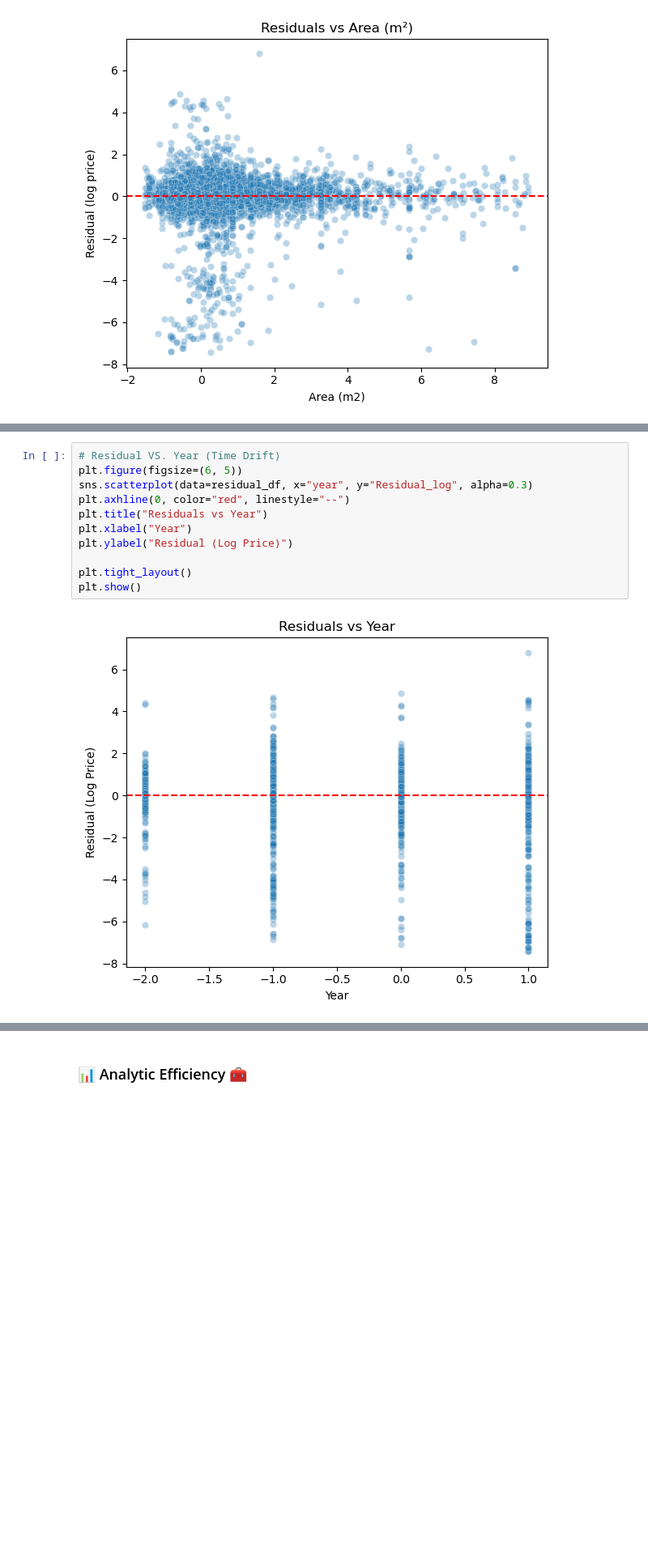
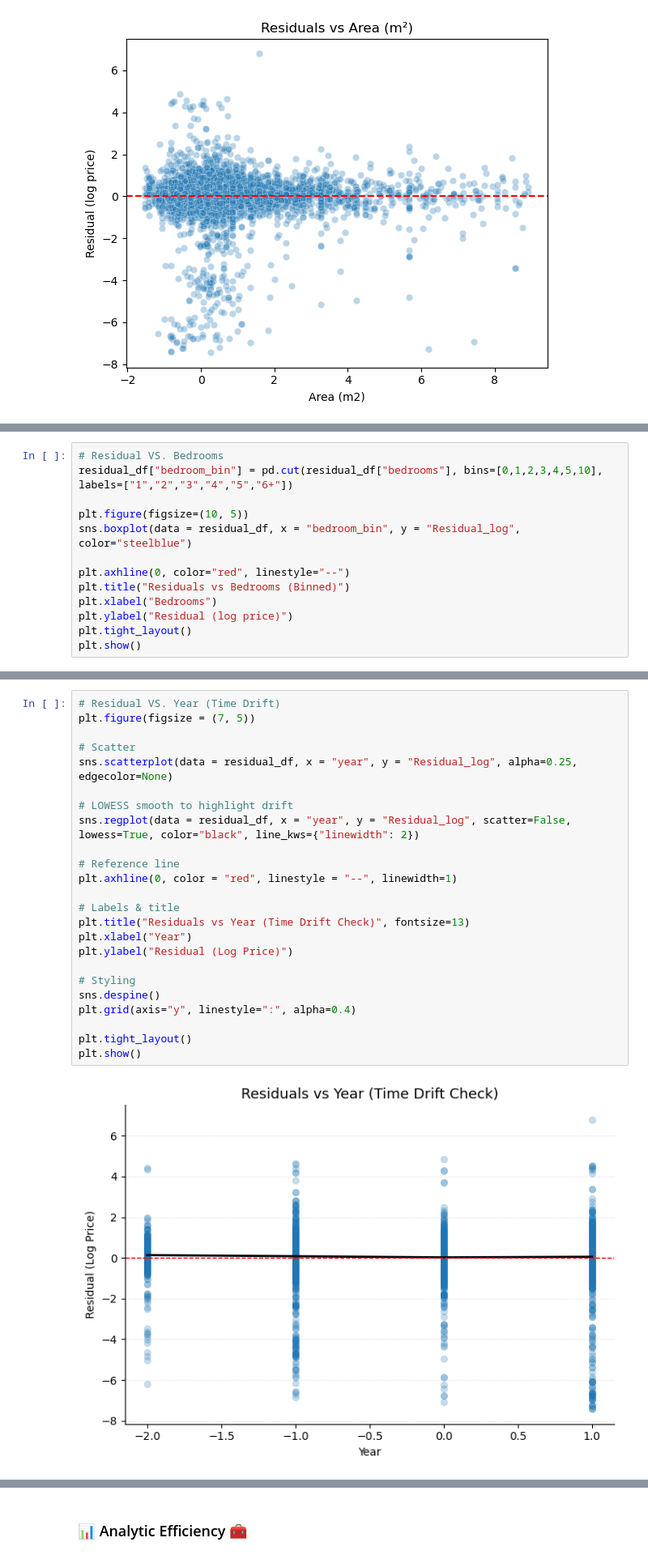
Before and after one commit to cresht2606/catalyst-hpr, a Jupyter notebook: notebooks/model_experiments.ipynb, the cells around one changed output, grey strips where cells are left out. Shown at 81% size. Cells and saved outputs as stored; diff of their text form; blank space fills up the shorter version.

```diff
--- a/notebooks/model_experiments.ipynb
+++ b/notebooks/model_experiments.ipynb
@@ -955,0 +1118,13 @@ plt.show()
+# %%
+# Residual VS. Bedrooms
+residual_df["bedroom_bin"] = pd.cut(residual_df["bedrooms"], bins=[0,1,2,3,4,5,10], labels=["1","2","3","4","5","6+"])
+
+plt.figure(figsize=(10, 5))
+sns.boxplot(data = residual_df, x = "bedroom_bin", y = "Residual_log", color="steelblue")
+
+plt.axhline(0, color="red", linestyle="--")
+plt.title("Residuals vs Bedrooms (Binned)")
+plt.xlabel("Bedrooms")
+plt.ylabel("Residual (log price)")
+plt.tight_layout()
+plt.show()
@@ -956,13 +1137,26 @@ plt.show()
 # %%
 # Residual VS. Year (Time Drift)
-plt.figure(figsize=(6, 5))
-sns.scatterplot(data=residual_df, x="year", y="Residual_log", alpha=0.3)
-plt.axhline(0, color="red", linestyle="--")
-plt.title("Residuals vs Year")
+plt.figure(figsize = (7, 5))
+
+# Scatter
+sns.scatterplot(data = residual_df, x = "year", y = "Residual_log", alpha=0.25, edgecolor=None)
+
+# LOWESS smooth to highlight drift
+sns.regplot(data = residual_df, x = "year", y = "Residual_log", scatter=False, lowess=True, color="black", line_kws={"linewidth": 2})
+
+# Reference line
+plt.axhline(0, color = "red", linestyle = "--", linewidth=1)
+
+# Labels & title
+plt.title("Residuals vs Year (Time Drift Check)", fontsize=13)
 plt.xlabel("Year")
 plt.ylabel("Residual (Log Price)")
 
+# Styling
+sns.despine()
+plt.grid(axis="y", linestyle=":", alpha=0.4)
+
 plt.tight_layout()
 plt.show()
 # %% [output]
-[figure, old version]
+[figure, new version]
```
Also changed, not shown: parts of 64 cells of this notebook.
